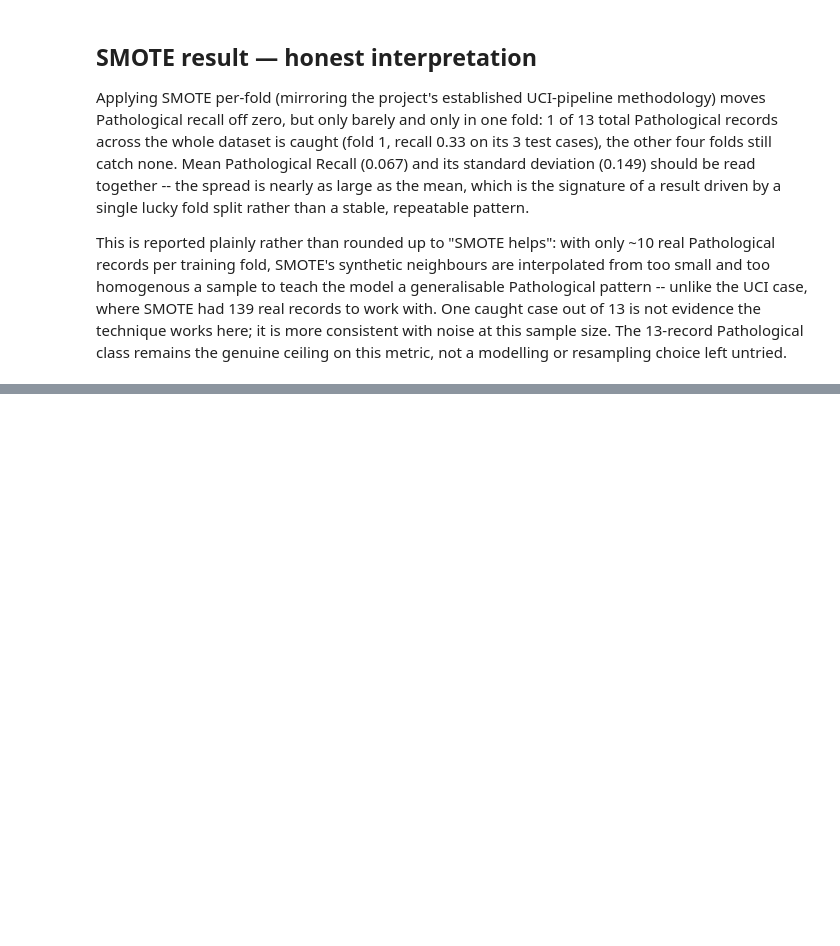
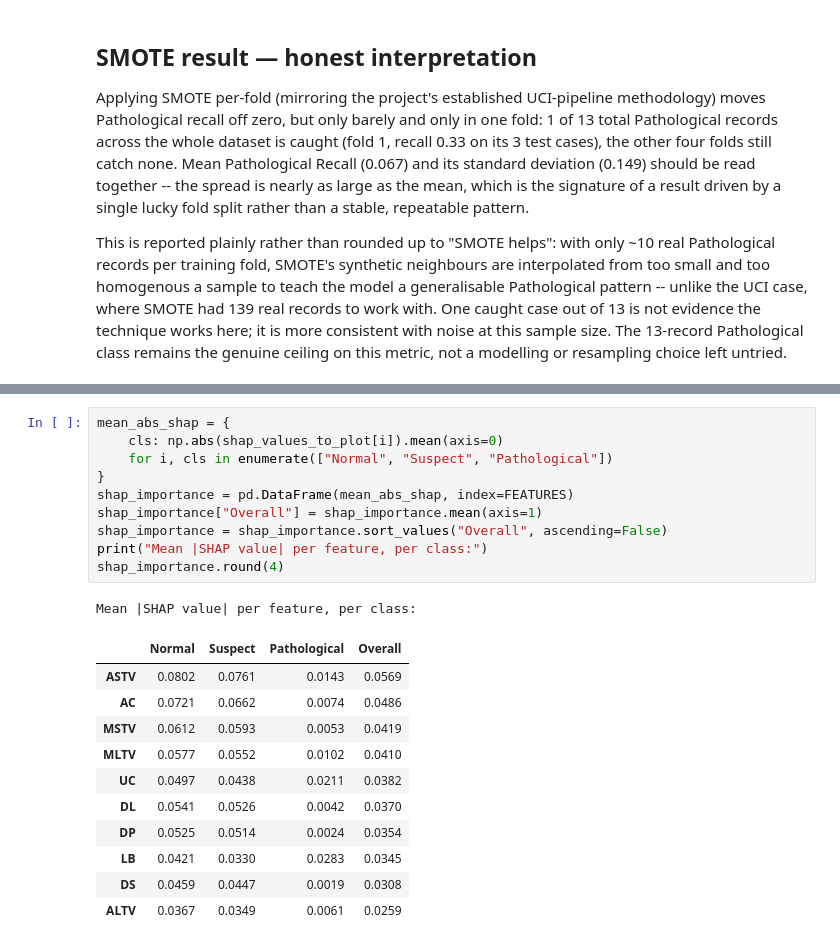
Before and after one commit to nikitakotadia/fetal-health-classification-group16, a Jupyter notebook: notebooks/07_ctu_external_validation.ipynb, the cells around one changed output, grey strips where cells are left out. Saved outputs shown, nothing was run; the diff lists cells and outputs as text; blank space fills up the shorter version.

```diff
--- a/notebooks/07_ctu_external_validation.ipynb
+++ b/notebooks/07_ctu_external_validation.ipynb
@@ -363,0 +416,23 @@ left untried.
+# %%
+mean_abs_shap = {
+    cls: np.abs(shap_values_to_plot[i]).mean(axis=0)
+    for i, cls in enumerate(["Normal", "Suspect", "Pathological"])
+}
+shap_importance = pd.DataFrame(mean_abs_shap, index=FEATURES)
+shap_importance["Overall"] = shap_importance.mean(axis=1)
+shap_importance = shap_importance.sort_values("Overall", ascending=False)
+print("Mean |SHAP value| per feature, per class:")
+shap_importance.round(4)
+# %% [output]
+Mean |SHAP value| per feature, per class:
+|  | Normal | Suspect | Pathological | Overall |
+| ASTV | 0.0802 | 0.0761 | 0.0143 | 0.0569 |
+| AC | 0.0721 | 0.0662 | 0.0074 | 0.0486 |
+| MSTV | 0.0612 | 0.0593 | 0.0053 | 0.0419 |
+| MLTV | 0.0577 | 0.0552 | 0.0102 | 0.0410 |
+| UC | 0.0497 | 0.0438 | 0.0211 | 0.0382 |
+| DL | 0.0541 | 0.0526 | 0.0042 | 0.0370 |
+| DP | 0.0525 | 0.0514 | 0.0024 | 0.0354 |
+| LB | 0.0421 | 0.0330 | 0.0283 | 0.0345 |
+| DS | 0.0459 | 0.0447 | 0.0019 | 0.0308 |
+| ALTV | 0.0367 | 0.0349 | 0.0061 | 0.0259 |
```
Also changed, not shown: parts of 6 cells of this notebook, 3 other files.
